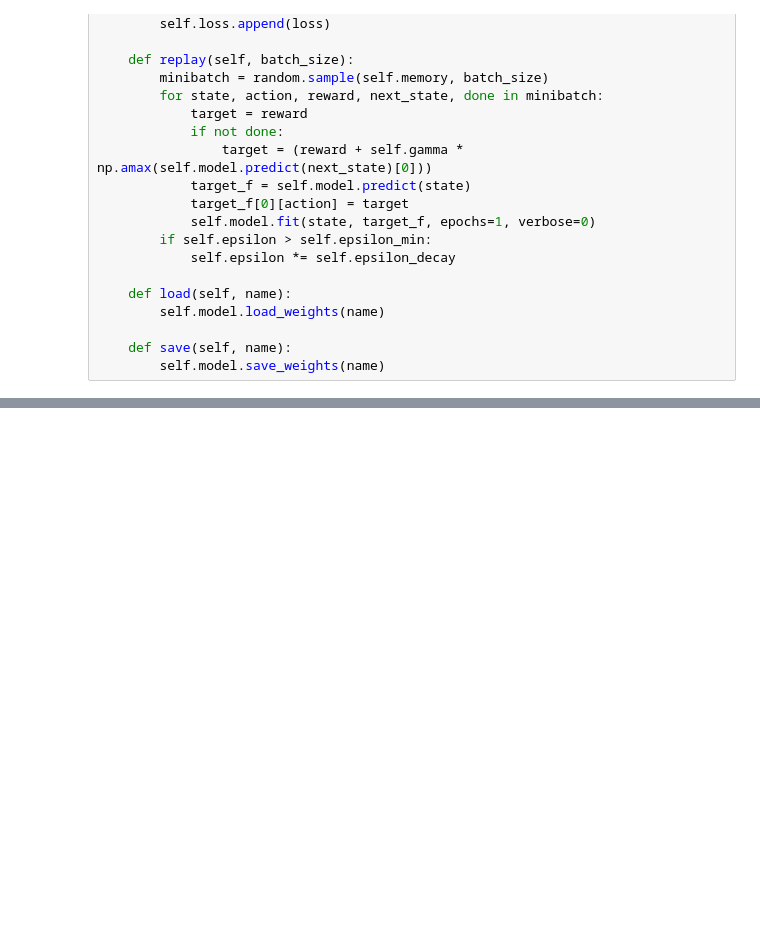
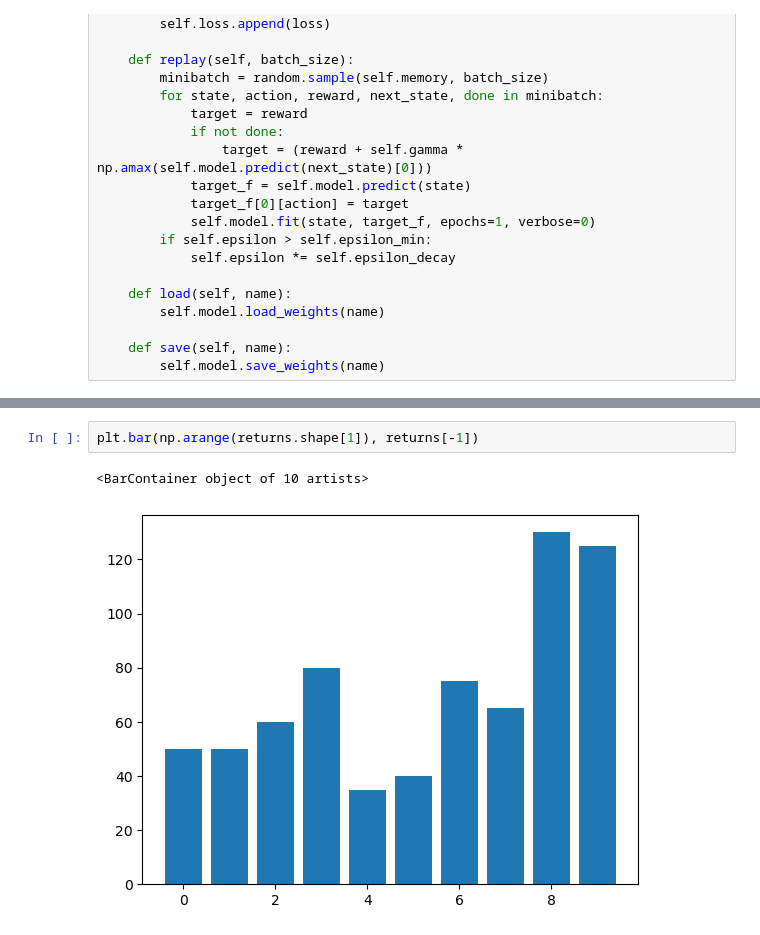
Before and after one commit to neven-x/Social-Hierarchy-RL, a Jupyter notebook: RL_Social_Hierarchy_Demo.ipynb, the cells around one changed output, grey strips where cells are left out. Saved outputs shown, nothing was run; the diff lists cells and outputs as text; blank space fills up the shorter version.

```diff
--- a/RL_Social_Hierarchy_Demo.ipynb
+++ b/RL_Social_Hierarchy_Demo.ipynb
@@ -534 +600,6 @@ Text(0, 0.5, 'Total return')
+# %%
+plt.bar(np.arange(returns.shape[1]), returns[-1])
+# %% [output]
+<BarContainer object of 10 artists>
+[figure, added]
 # %%
```
Also changed, not shown: parts of 6 cells of this notebook.
